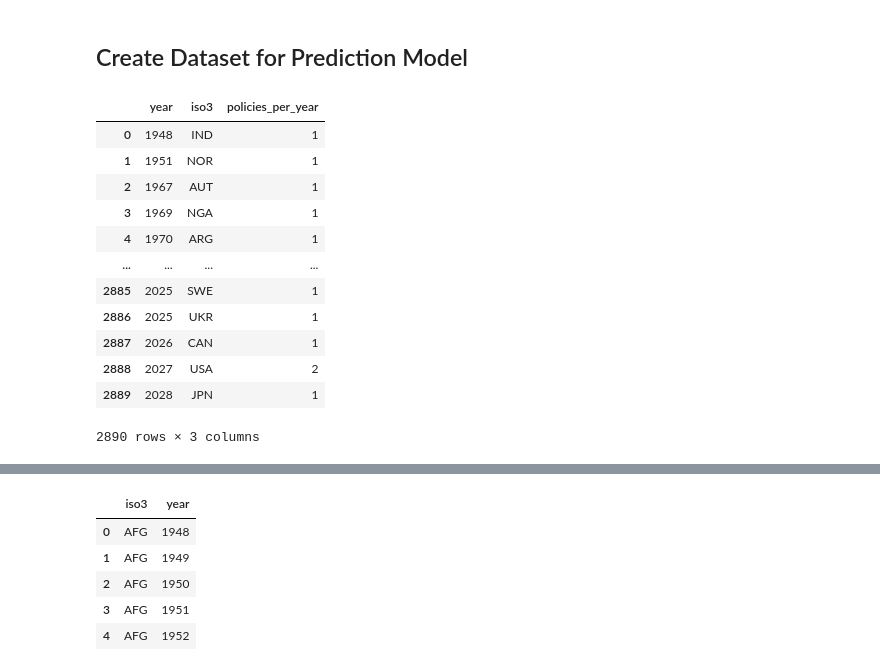
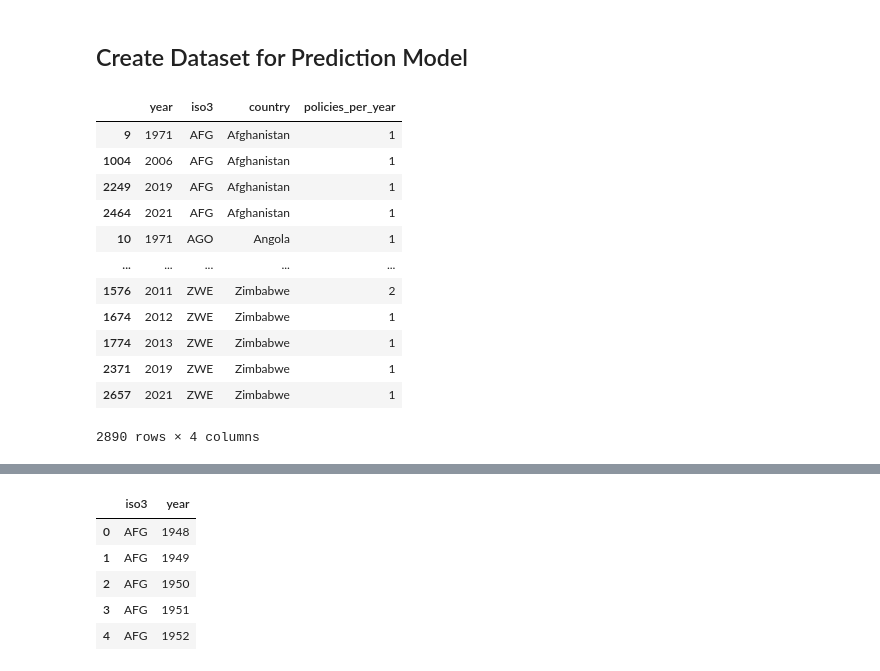
Before and after one commit to jroblar/ndc_evaluation, a Jupyter notebook: data_processing_scripts/policy_feature_engineering.ipynb, the cells around one changed output, grey strips where cells are left out. Cells and saved outputs as stored; diff of their text form; code cells hidden in the pictures.

```diff
--- a/data_processing_scripts/policy_feature_engineering.ipynb
+++ b/data_processing_scripts/policy_feature_engineering.ipynb
@@ -78,8 +78,8 @@ def get_number_of_policies(df):
     """
     Function to get the number of policies per year, per country
     """
-    df = df.groupby(['year', 'iso3']).count().reset_index()
-    df = df[['year', 'iso3', 'policy_id']]
+    df = df.groupby(['year', 'iso3', 'country']).count().reset_index()
+    df = df[['year', 'iso3', 'country','policy_id']]
     df = df.rename(columns={'policy_id': 'policies_per_year'})
 
     return df
@@ -262,18 +264,18 @@ def get_policy_lag(df, n):
 ## Create Dataset for Prediction Model
 # %%
 df_policies_per_year = get_number_of_policies(df_policies)
-df_policies_per_year
+df_policies_per_year.sort_values(['iso3', 'year'])
 # %% [output]
-|  | year | iso3 | policies_per_year |
-| 0 | 1948 | IND | 1 |
-| 1 | 1951 | NOR | 1 |
-| 2 | 1967 | AUT | 1 |
-| 3 | 1969 | NGA | 1 |
-| 4 | 1970 | ARG | 1 |
-| ... | ... | ... | ... |
-| 2885 | 2025 | SWE | 1 |
-| 2886 | 2025 | UKR | 1 |
-| 2887 | 2026 | CAN | 1 |
-| 2888 | 2027 | USA | 2 |
-| 2889 | 2028 | JPN | 1 |
+|  | year | iso3 | country | policies_per_year |
+| 9 | 1971 | AFG | Afghanistan | 1 |
+| 1004 | 2006 | AFG | Afghanistan | 1 |
+| 2249 | 2019 | AFG | Afghanistan | 1 |
+| 2464 | 2021 | AFG | Afghanistan | 1 |
+| 10 | 1971 | AGO | Angola | 1 |
+| ... | ... | ... | ... | ... |
+| 1576 | 2011 | ZWE | Zimbabwe | 2 |
+| 1674 | 2012 | ZWE | Zimbabwe | 1 |
+| 1774 | 2013 | ZWE | Zimbabwe | 1 |
+| 2371 | 2019 | ZWE | Zimbabwe | 1 |
+| 2657 | 2021 | ZWE | Zimbabwe | 1 |
-2890 rows × 3 columns
+2890 rows × 4 columns
```
Also changed, not shown: parts of 11 cells of this notebook, 1 other file.
